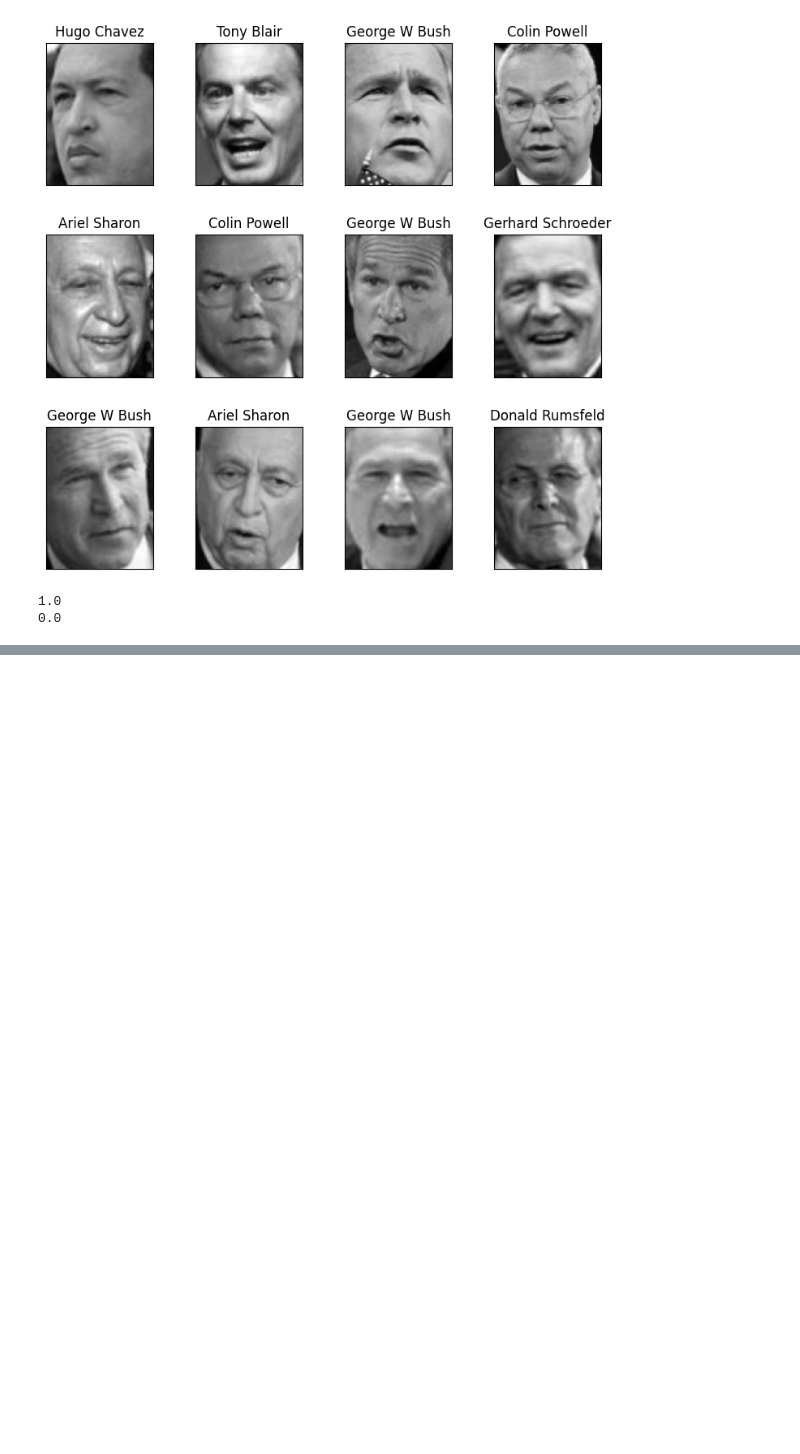
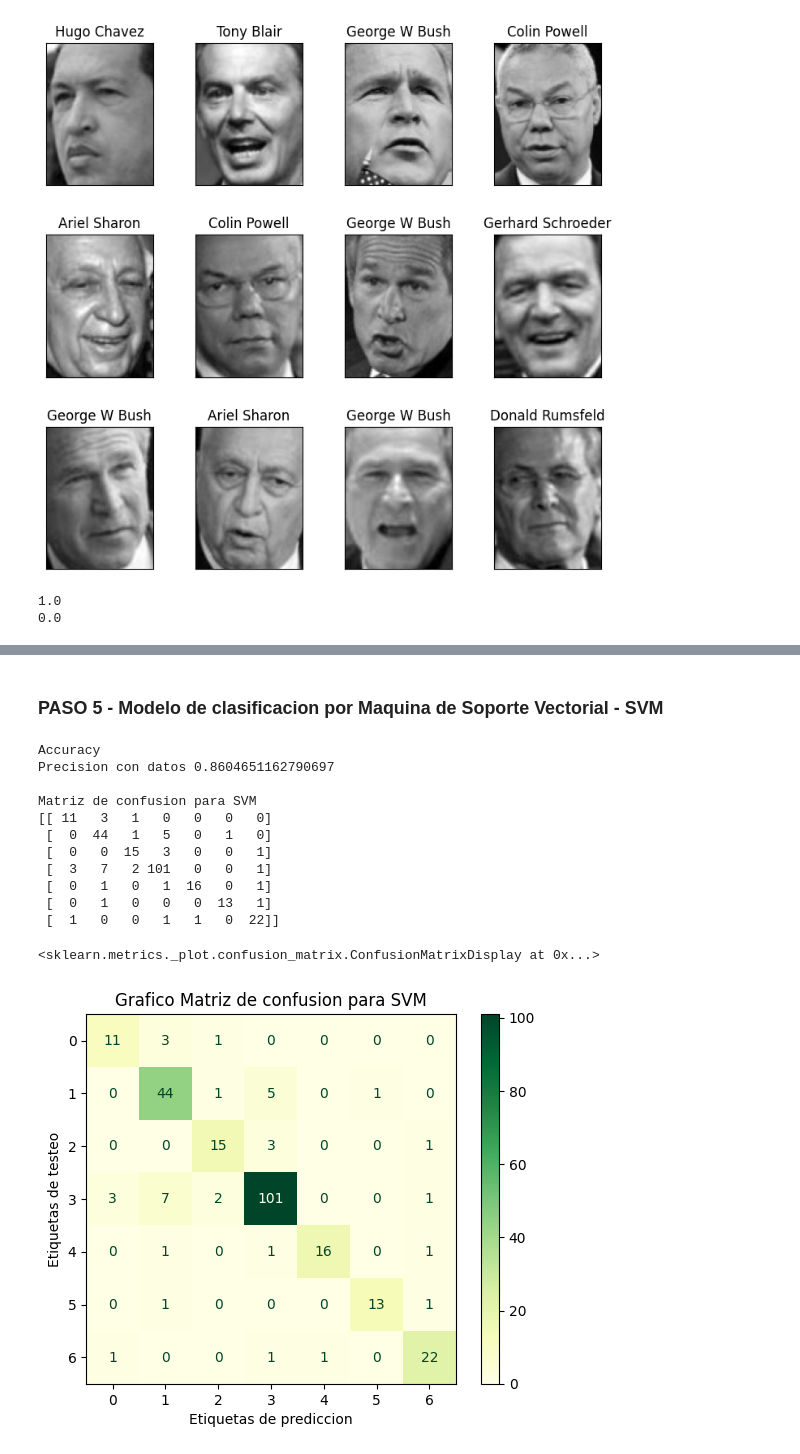
Before and after one commit to keltoi-dev/ejercicios_machine_learning, a Jupyter notebook: ejercicio_final/TPF_Fraga_Ejer2.ipynb, the cells around one changed output, grey strips where cells are left out. Saved outputs shown, nothing was run; the diff lists cells and outputs as text; code cells hidden in the pictures; blank space fills up the shorter version.

```diff
--- a/ejercicio_final/TPF_Fraga_Ejer2.ipynb
+++ b/ejercicio_final/TPF_Fraga_Ejer2.ipynb
@@ -104,0 +204,22 @@ print(len(A[0]))
+# %% [markdown]
+### PASO 5 - Modelo de clasificacion por Maquina de Soporte Vectorial - SVM
+# %%
+# Instancio el modelo de soporte de maquina vectorial
+clasf_svm = svm.SVC(kernel="linear", C=1E7, random_state=24)
+
+# LLamo a la funcion para calcular y graficar los datos tratados con PCA
+modelo(clasf_svm, x_entrenar, y_entrenar, x_test, y_test, "SVM")
+# %% [output]
+Accuracy
+Precision con datos 0.8604651162790697
+
+Matriz de confusion para SVM
+[[ 11   3   1   0   0   0   0]
+ [  0  44   1   5   0   1   0]
+ [  0   0  15   3   0   0   1]
+ [  3   7   2 101   0   0   1]
+ [  0   1   0   1  16   0   1]
+ [  0   1   0   0   0  13   1]
+ [  1   0   0   1   1   0  22]]
+<sklearn.metrics._plot.confusion_matrix.ConfusionMatrixDisplay at 0x...>
+[figure, added]
```
Also changed, not shown: parts of 19 cells of this notebook, 2 other files.
